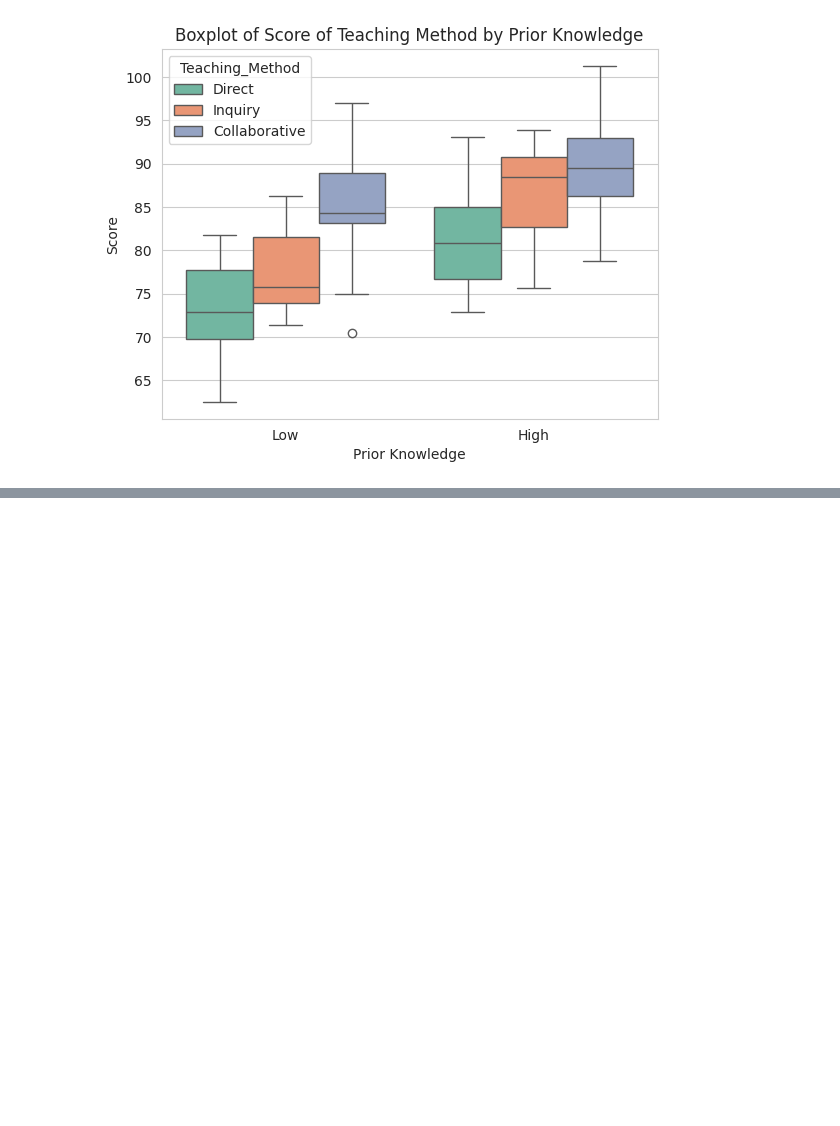
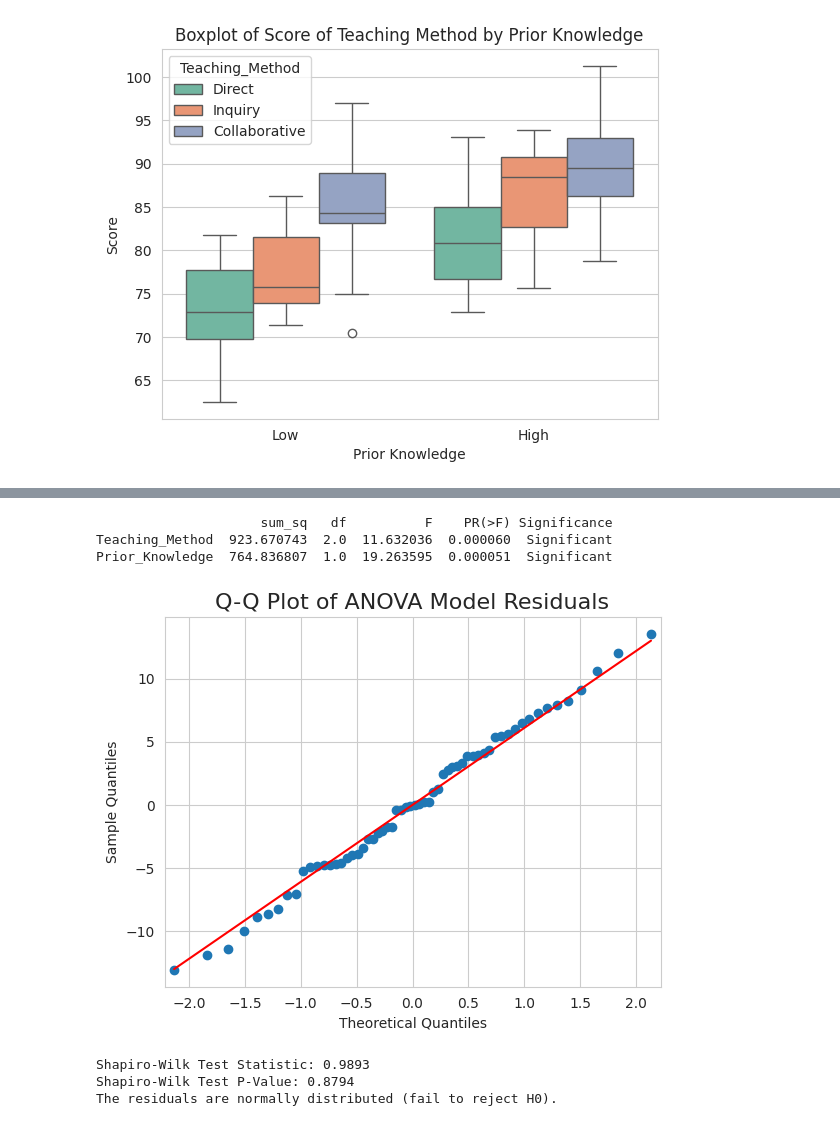
Before and after one commit to NaNa-003/STAT-7220-Applied-Experimental-Design, a Jupyter notebook: Assignments/HW2/HW-2.ipynb, the cells around one changed output, grey strips where cells are left out. Saved outputs shown, nothing was run; the diff lists cells and outputs as text; code cells hidden in the pictures; blank space fills up the shorter version.

```diff
--- a/Assignments/HW2/HW-2.ipynb
+++ b/Assignments/HW2/HW-2.ipynb
@@ -151,0 +110,49 @@ Here, our main interest is in comparing engagement across the online learning pl
+# %%
+teaching.rename(columns={"Teaching Method": "Teaching_Method","Prior Knowledge": "Prior_Knowledge"}, inplace=True)
+
+
+ex_mod = ols("Score ~ Teaching_Method + Prior_Knowledge", data=teaching).fit()
+
+# ANOVA table
+ex_tab = sm.stats.anova_lm(ex_mod,typ=3)
+
+
+## Add Significance Column ##
+ex_tab["Significance"] = np.where(ex_tab["PR(>F)"]<0.05,"Significant","Not Significant")
+
+
+# Print only Teaching and Knowledge rows
+print(ex_tab.loc[["Teaching_Method","Prior_Knowledge"]])
+# %% [output]
+                     sum_sq   df          F    PR(>F) Significance
+Teaching_Method  923.670743  2.0  11.632036  0.000060  Significant
+Prior_Knowledge  764.836807  1.0  19.263595  0.000051  Significant
+# %%
+## Import scipy ##
+import scipy.stats as stats
+
+## Extract Model Residuals ##
+ex_residuals = ex_mod.resid
+
+## Generate QQ plot using seaborn ##
+sm.qqplot(ex_residuals, line ='s')
+plt.title("Q-Q Plot of ANOVA Model Residuals", fontsize=16)
+plt.show()
+
+## Perform Shapiro-Wilk Test ##
+shapiro_test = stats.shapiro(ex_residuals)
+## Get Test Stat ##
+shapiro_stat = shapiro_test.statistic
+## Get P-Value ##
+shapiro_pvalue = shapiro_test.pvalue
+print(f"Shapiro-Wilk Test Statistic: {shapiro_stat:.4f}")
+print(f"Shapiro-Wilk Test P-Value: {shapiro_pvalue:.4f}")
+if shapiro_pvalue < 0.05:
+    print("The residuals are not normally distributed (reject H0).")
+else:
+    print("The residuals are normally distributed (fail to reject H0).")
+# %% [output]
+[figure, added]
+Shapiro-Wilk Test Statistic: 0.9893
+Shapiro-Wilk Test P-Value: 0.8794
+The residuals are normally distributed (fail to reject H0).
```
Also changed, not shown: parts of 5 cells of this notebook.
